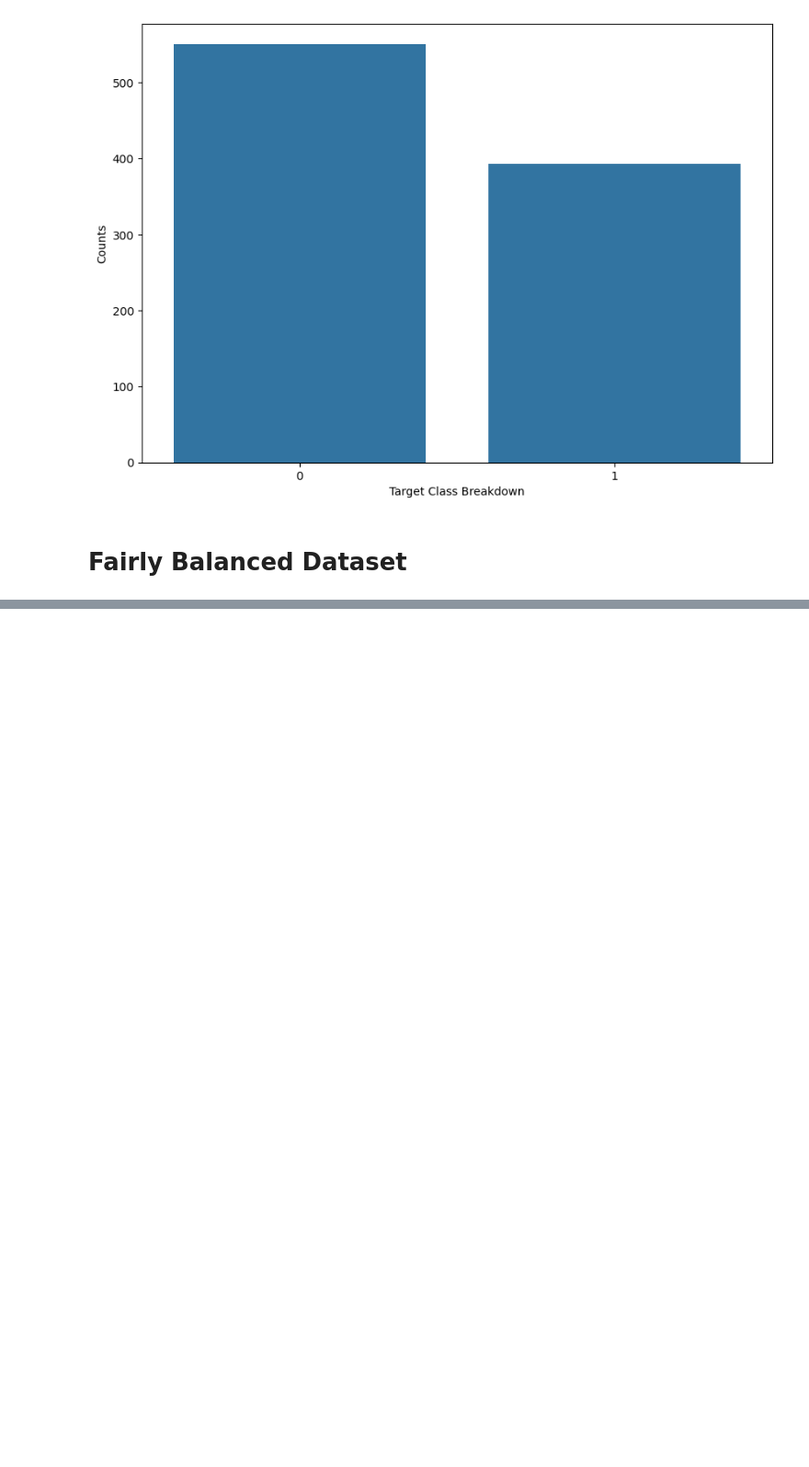
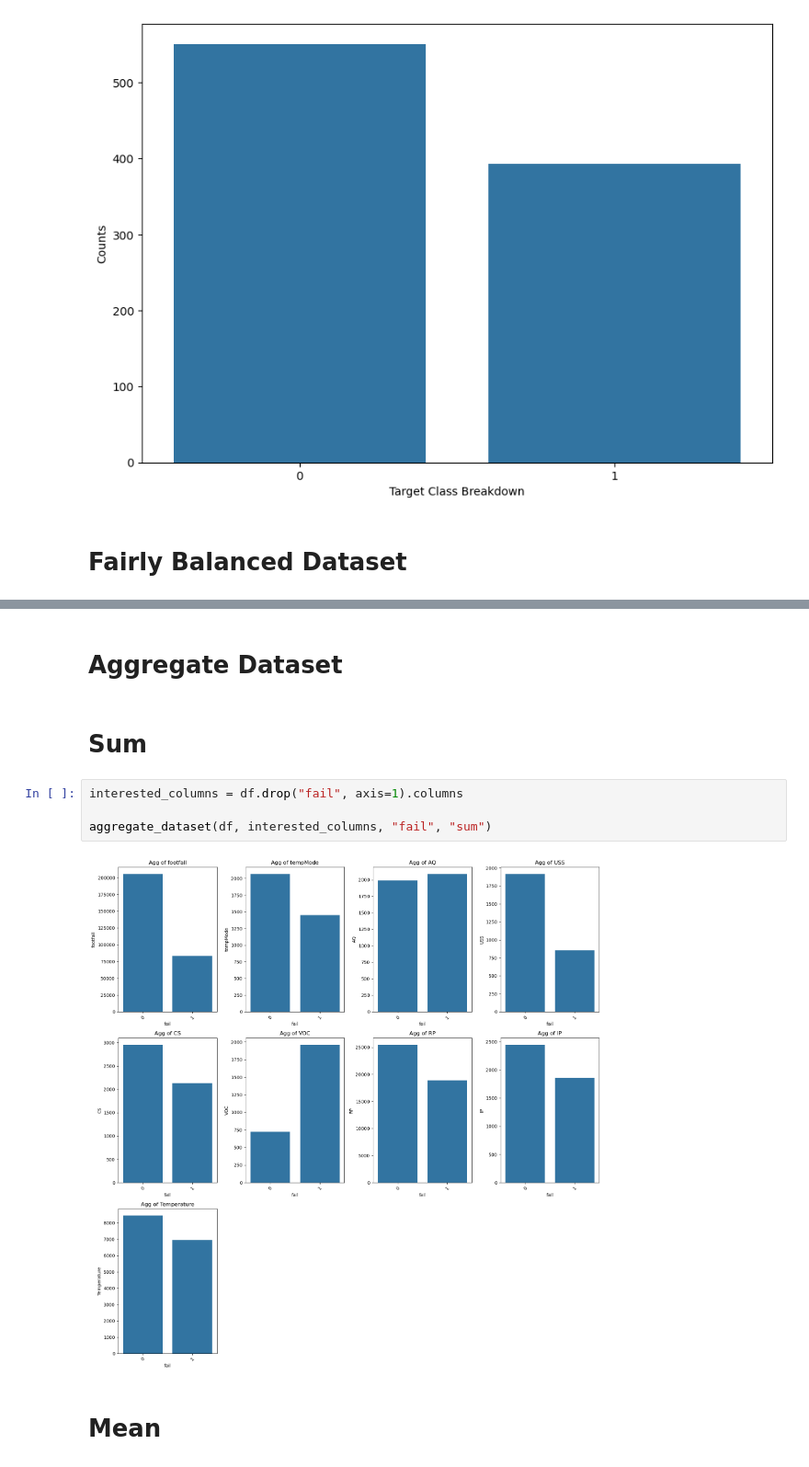
Before and after one commit to MaukanMir/Machine-Failure-Prediction, a Jupyter notebook: training.ipynb, the cells around one changed output, grey strips where cells are left out. Shown at 92% size. Saved outputs shown, nothing was run; the diff lists cells and outputs as text; blank space fills up the shorter version.

```diff
--- a/training.ipynb
+++ b/training.ipynb
@@ -77,0 +151,12 @@ check_class_imbalance(df["fail"])
+# %% [markdown]
+# Aggregate Dataset
+# %% [markdown]
+# Sum
+# %%
+interested_columns = df.drop("fail", axis=1).columns
+
+aggregate_dataset(df, interested_columns, "fail", "sum")
+# %% [output]
+[figure, added]
+# %% [markdown]
+# Mean
```
Also changed, not shown: parts of 7 cells of this notebook.
